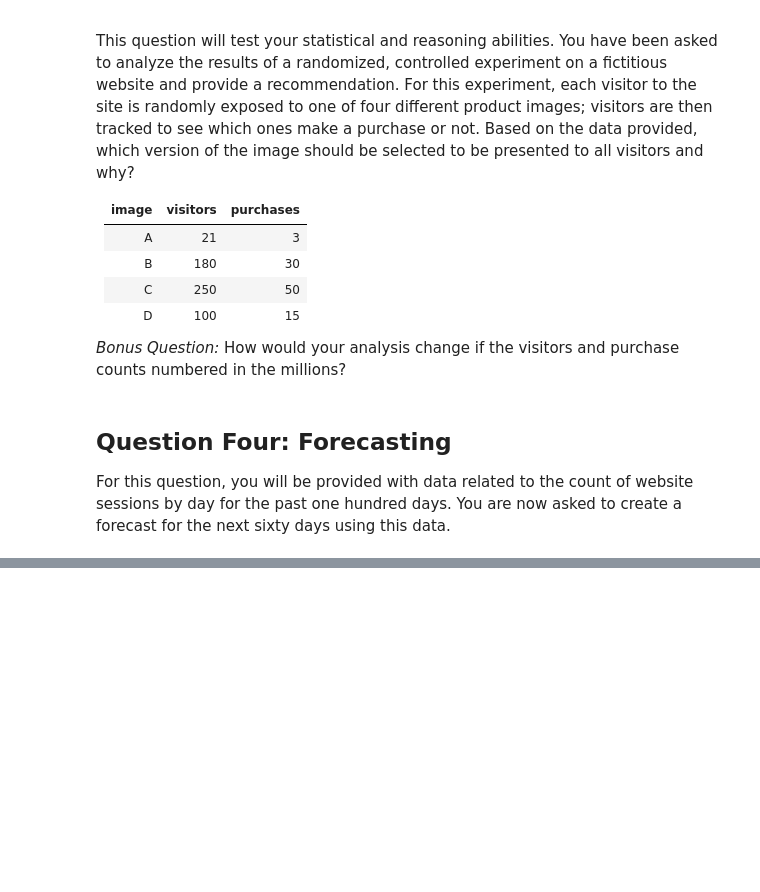
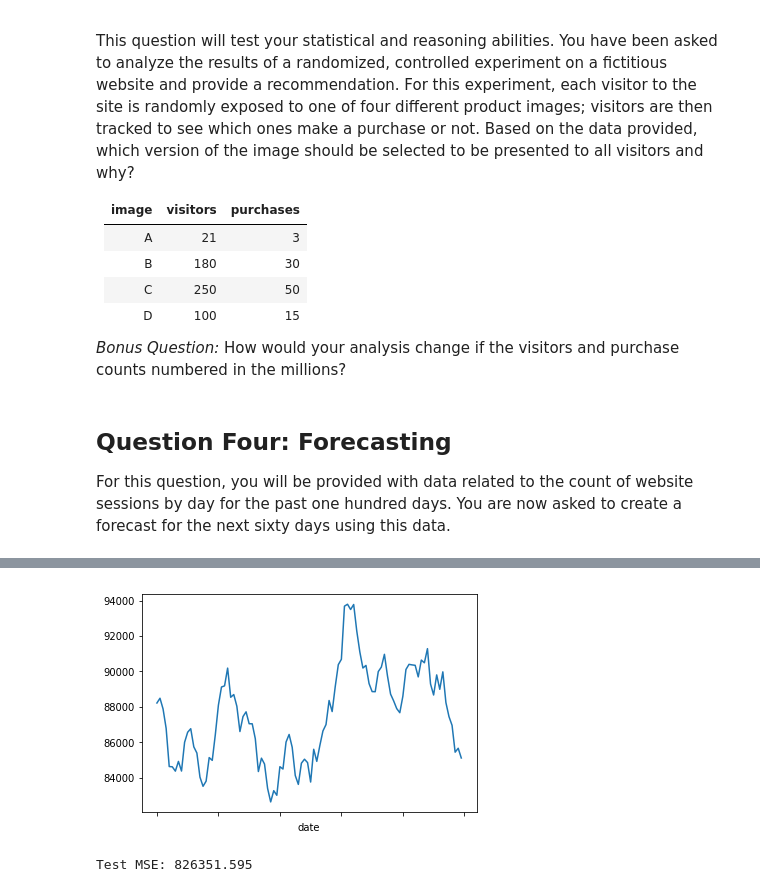
Before and after one commit to nastyh/FTL, a Jupyter notebook: 11_16_fl_candidate_test_python.ipynb, the cells around one changed output, grey strips where cells are left out. Drawn from its saved outputs; the diff is of its cells as text; code cells hidden in the pictures; blank space fills up the shorter version.

```diff
--- a/11_16_fl_candidate_test_python.ipynb
+++ b/11_16_fl_candidate_test_python.ipynb
@@ -232,0 +337,7 @@ sessionsDf = pd.DataFrame(data = sessionData)
+# %%
+ser = pd.Series(sessionsDf['sessions'].values, index = sessionsDf['date'])
+# %%
+ser.plot()
+pyplot.show()
+# %% [output]
+[figure, added]
@@ -232,0 +370,12 @@ sessionsDf = pd.DataFrame(data = sessionData)
+# %%
+history = [train[i] for i in range(len(train))]
+predictions = list()
+for t in range(len(test)):
+	yhat = predict(coef, history)
+	obs = test[t]
+	predictions.append(yhat)
+	history.append(obs)
+error = mean_squared_error(test, predictions)
+print('Test MSE: %.3f' % error)
+# %% [output]
+Test MSE: 826351.595
```
Also changed, not shown: parts of 21 cells of this notebook, 4 other files.
